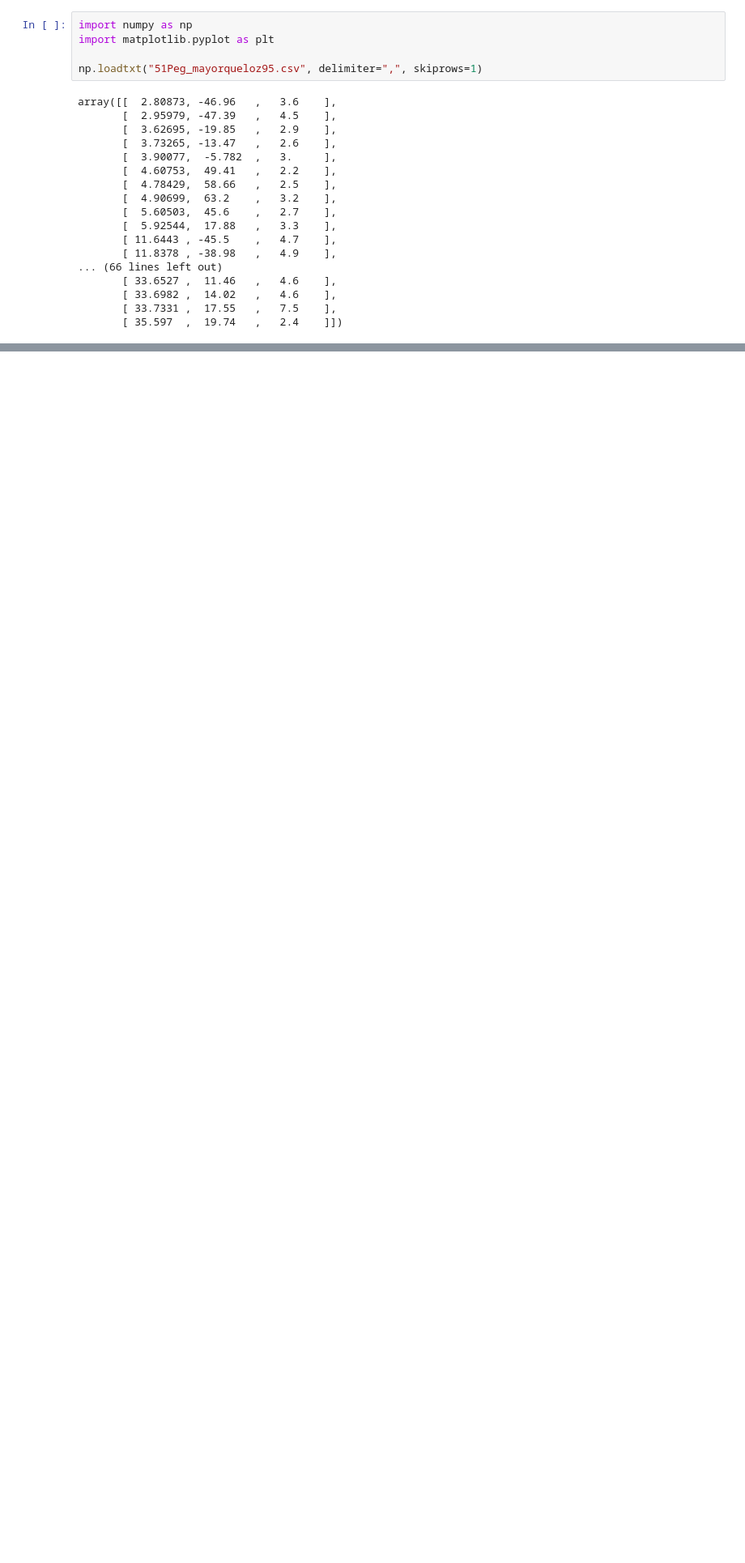
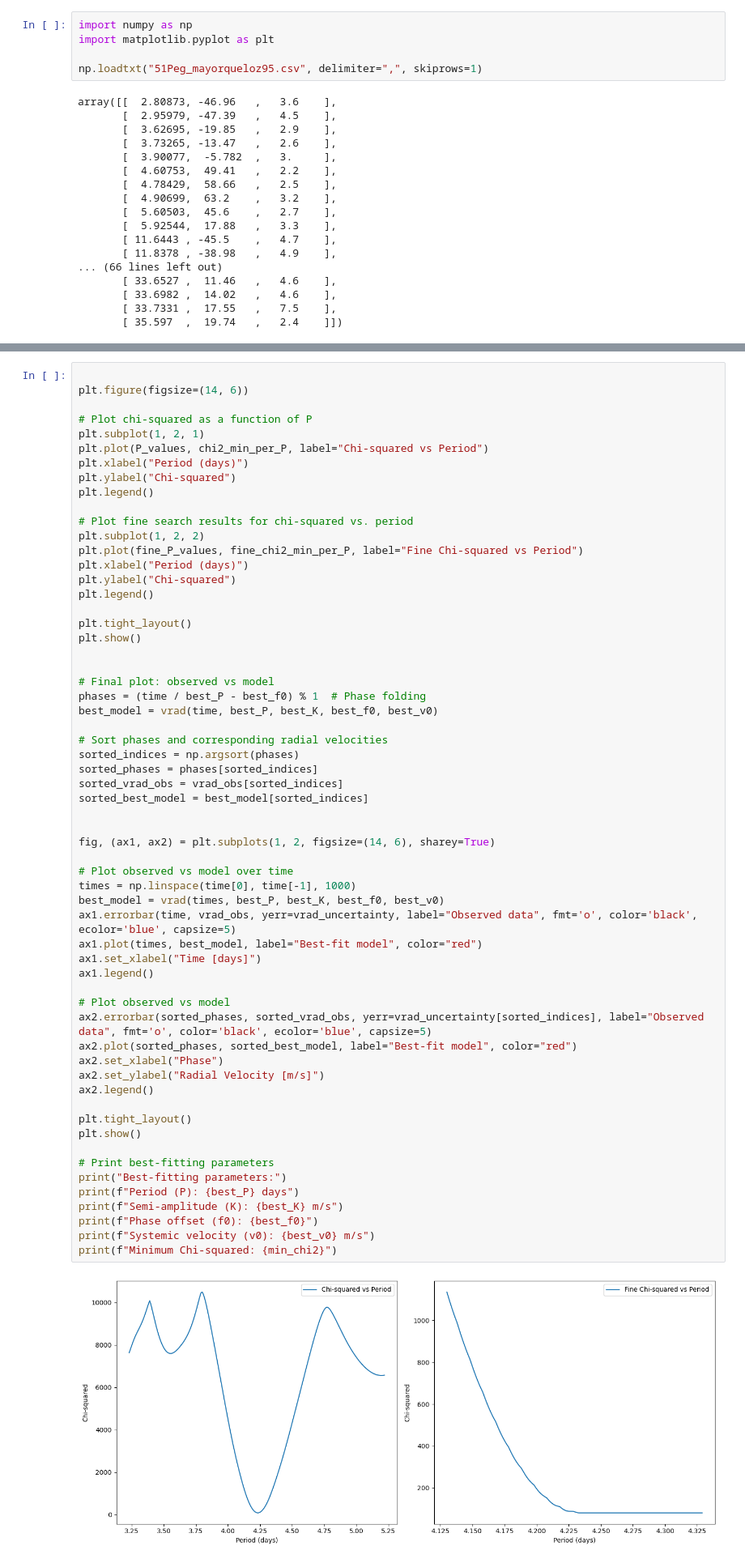
Before and after one commit to TapWhite/ALOP-2, a Jupyter notebook: problems.ipynb, the cells around one changed output, grey strips where cells are left out. Shown at 81% size. Cells and saved outputs as stored; diff of their text form; blank space fills up the shorter version.

```diff
--- a/problems.ipynb
+++ b/problems.ipynb
@@ -210,0 +138,62 @@ Minimum Chi-squared: 81.50522781170017
+# %%
+
+plt.figure(figsize=(14, 6))
+
+# Plot chi-squared as a function of P
+plt.subplot(1, 2, 1)
+plt.plot(P_values, chi2_min_per_P, label="Chi-squared vs Period")
+plt.xlabel("Period (days)")
+plt.ylabel("Chi-squared")
+plt.legend()
+
+# Plot fine search results for chi-squared vs. period
+plt.subplot(1, 2, 2)
+plt.plot(fine_P_values, fine_chi2_min_per_P, label="Fine Chi-squared vs Period")
+plt.xlabel("Period (days)")
+plt.ylabel("Chi-squared")
+plt.legend()
+
+plt.tight_layout()
+plt.show()
+
+
+# Final plot: observed vs model
+phases = (time / best_P - best_f0) % 1  # Phase folding
+best_model = vrad(time, best_P, best_K, best_f0, best_v0)
+
+# Sort phases and corresponding radial velocities
+sorted_indices = np.argsort(phases)
+sorted_phases = phases[sorted_indices]
+sorted_vrad_obs = vrad_obs[sorted_indices]
+sorted_best_model = best_model[sorted_indices]
+
+
+fig, (ax1, ax2) = plt.subplots(1, 2, figsize=(14, 6), sharey=True)
+
+# Plot observed vs model over time
+times = np.linspace(time[0], time[-1], 1000)
+best_model = vrad(times, best_P, best_K, best_f0, best_v0)
+ax1.errorbar(time, vrad_obs, yerr=vrad_uncertainty, label="Observed data", fmt='o', color='black', ecolor='blue', capsize=5)
+ax1.plot(times, best_model, label="Best-fit model", color="red")
+ax1.set_xlabel("Time [days]")
+ax1.legend()
+
+# Plot observed vs model
+ax2.errorbar(sorted_phases, sorted_vrad_obs, yerr=vrad_uncertainty[sorted_indices], label="Observed data", fmt='o', color='black', ecolor='blue', capsize=5)
+ax2.plot(sorted_phases, sorted_best_model, label="Best-fit model", color="red")
+ax2.set_xlabel("Phase")
+ax2.set_ylabel("Radial Velocity [m/s]")
+ax2.legend()
+
+plt.tight_layout()
+plt.show()
+
+# Print best-fitting parameters
+print("Best-fitting parameters:")
+print(f"Period (P): {best_P} days")
+print(f"Semi-amplitude (K): {best_K} m/s")
+print(f"Phase offset (f0): {best_f0}")
+print(f"Systemic velocity (v0): {best_v0} m/s")
+print(f"Minimum Chi-squared: {min_chi2}")
+# %% [output]
+[figure, added]
```
Also changed, not shown: parts of 5 cells of this notebook, 1 other file.
